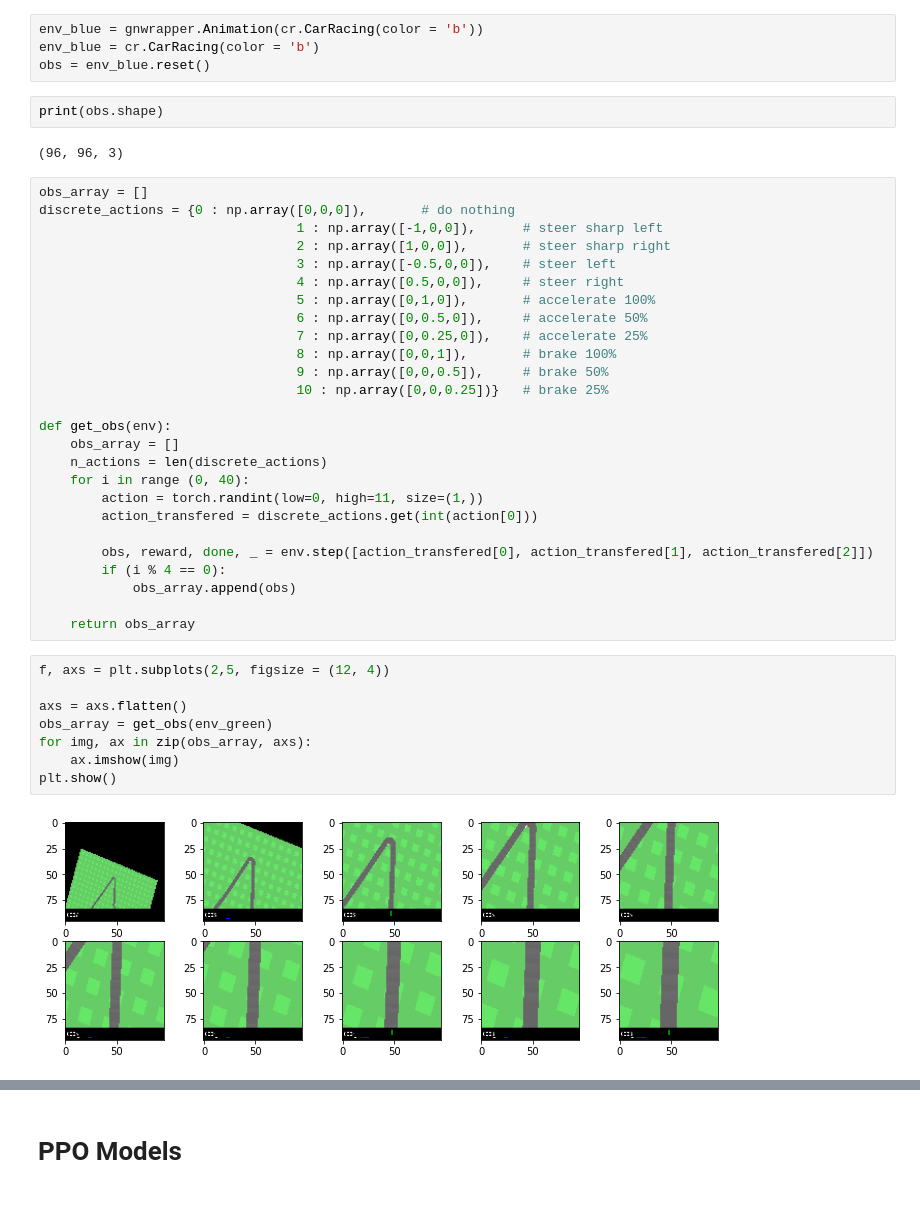
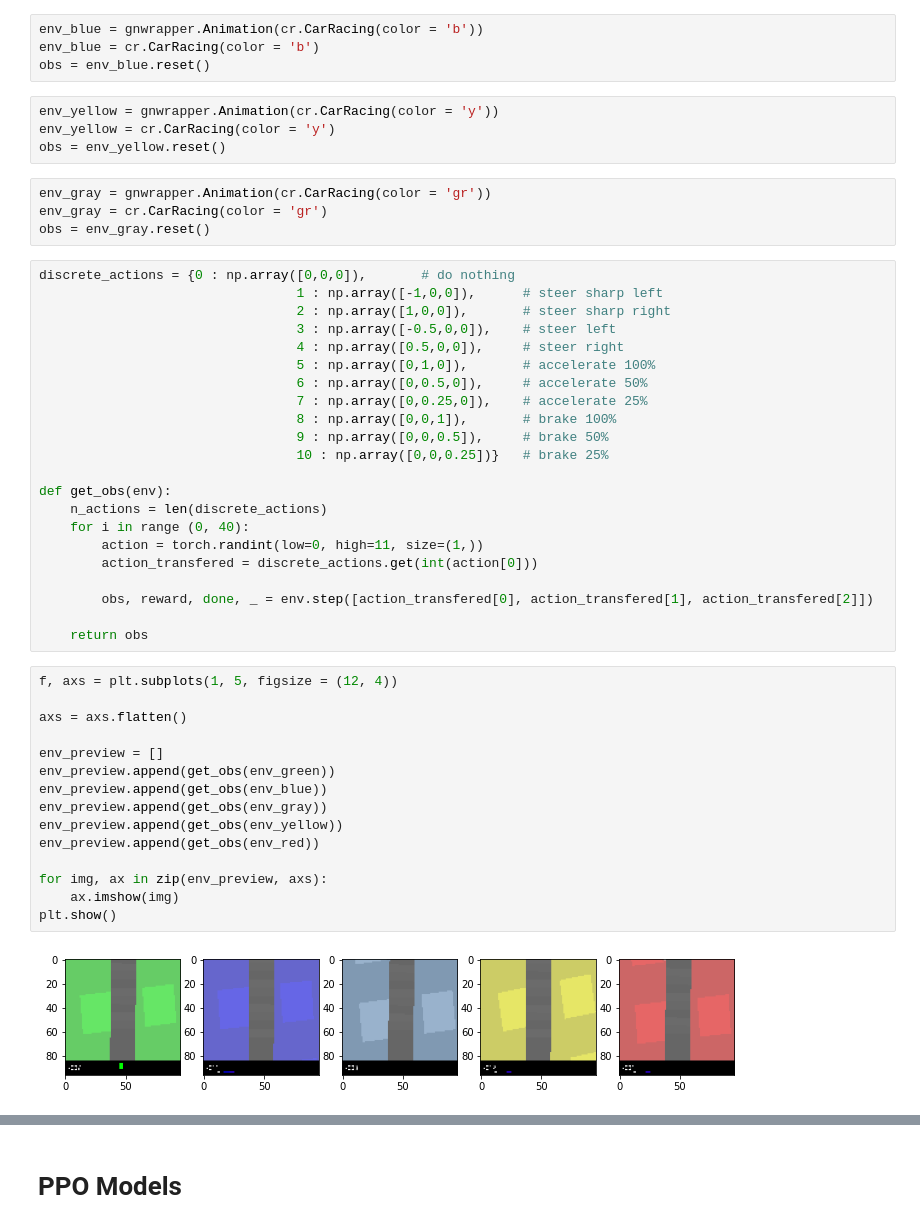
Before and after one commit to bochendong/Car_racing, a Jupyter notebook: car_racing_colab.ipynb, the cells around one changed output, grey strips where cells are left out. Drawn from its saved outputs; the diff is of its cells as text.

```diff
--- a/car_racing_colab.ipynb
+++ b/car_racing_colab.ipynb
@@ -87,12 +94,15 @@ obs = env_red.reset()
 env_blue = gnwrapper.Animation(cr.CarRacing(color = 'b'))
 env_blue = cr.CarRacing(color = 'b')
 obs = env_blue.reset()
-# %%
-print(obs.shape)
-# %% [output]
-(96, 96, 3)
+# %%
+env_yellow = gnwrapper.Animation(cr.CarRacing(color = 'y'))
+env_yellow = cr.CarRacing(color = 'y')
+obs = env_yellow.reset()
+# %%
+env_gray = gnwrapper.Animation(cr.CarRacing(color = 'gr'))
+env_gray = cr.CarRacing(color = 'gr')
+obs = env_gray.reset()
 # %%
-obs_array = []
 discrete_actions = {0 : np.array([0,0,0]),       # do nothing
                                  1 : np.array([-1,0,0]),      # steer sharp left
                                  2 : np.array([1,0,0]),       # steer sharp right
@@ -106,24 +116,28 @@ discrete_actions = {0 : np.array([0,0,0]),       # do nothing
                                  10 : np.array([0,0,0.25])}   # brake 25%
 
 def get_obs(env):
-    obs_array = []
     n_actions = len(discrete_actions)
     for i in range (0, 40):
         action = torch.randint(low=0, high=11, size=(1,))
         action_transfered = discrete_actions.get(int(action[0]))
 
         obs, reward, done, _ = env.step([action_transfered[0], action_transfered[1], action_transfered[2]])
-        if (i % 4 == 0):
-            obs_array.append(obs)
 
-    return obs_array
+    return obs
 # %%
-f, axs = plt.subplots(2,5, figsize = (12, 4))
+f, axs = plt.subplots(1, 5, figsize = (12, 4))
 
 axs = axs.flatten()
-obs_array = get_obs(env_green)
-for img, ax in zip(obs_array, axs):
+
+env_preview = []
+env_preview.append(get_obs(env_green))
+env_preview.append(get_obs(env_blue))
+env_preview.append(get_obs(env_gray))
+env_preview.append(get_obs(env_yellow))
+env_preview.append(get_obs(env_red))
+
+for img, ax in zip(env_preview, axs):
     ax.imshow(img)
 plt.show()
 # %% [output]
-[figure, old version]
+[figure, new version]
```
Also changed, not shown: parts of 5 cells of this notebook.
